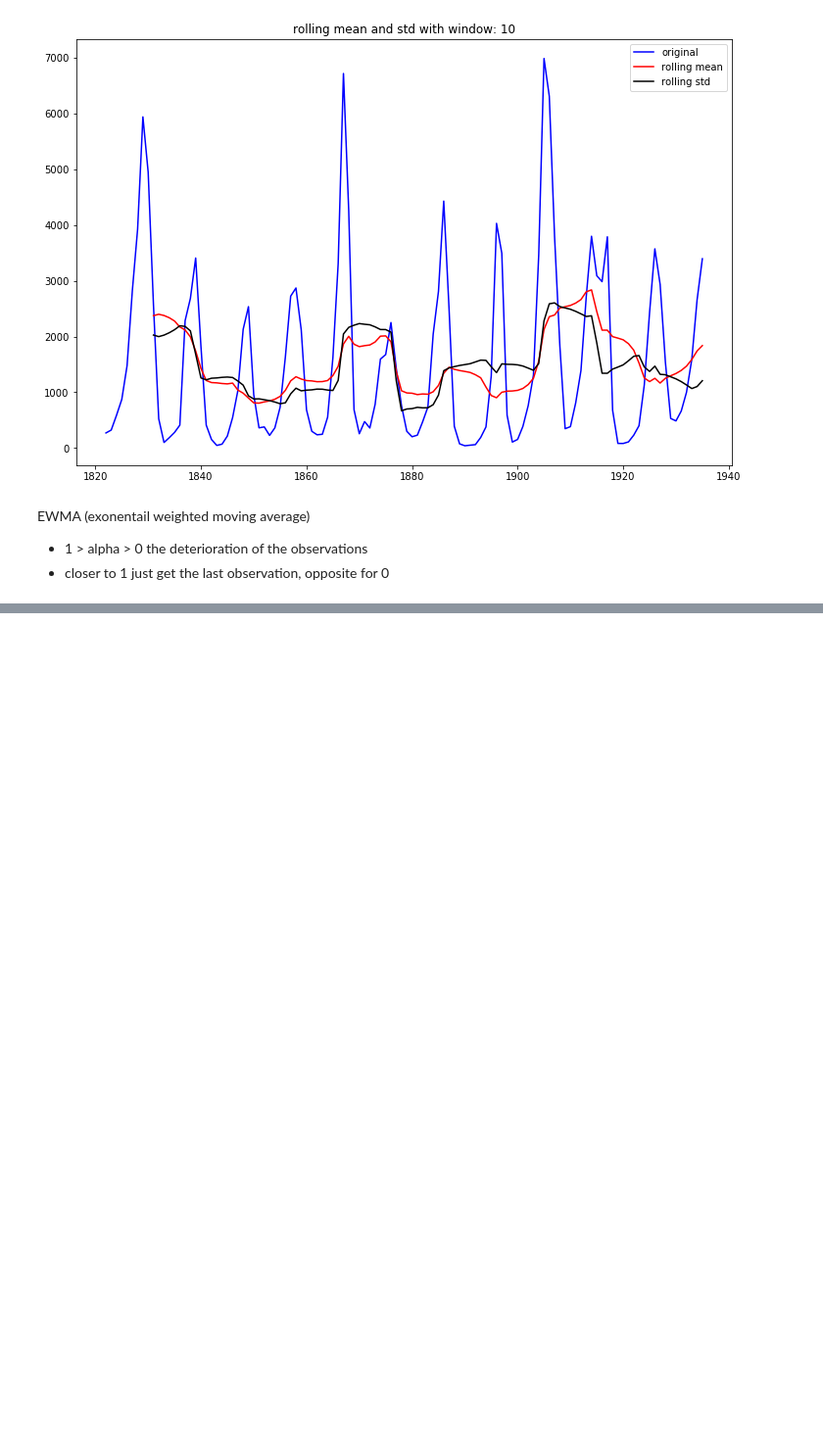
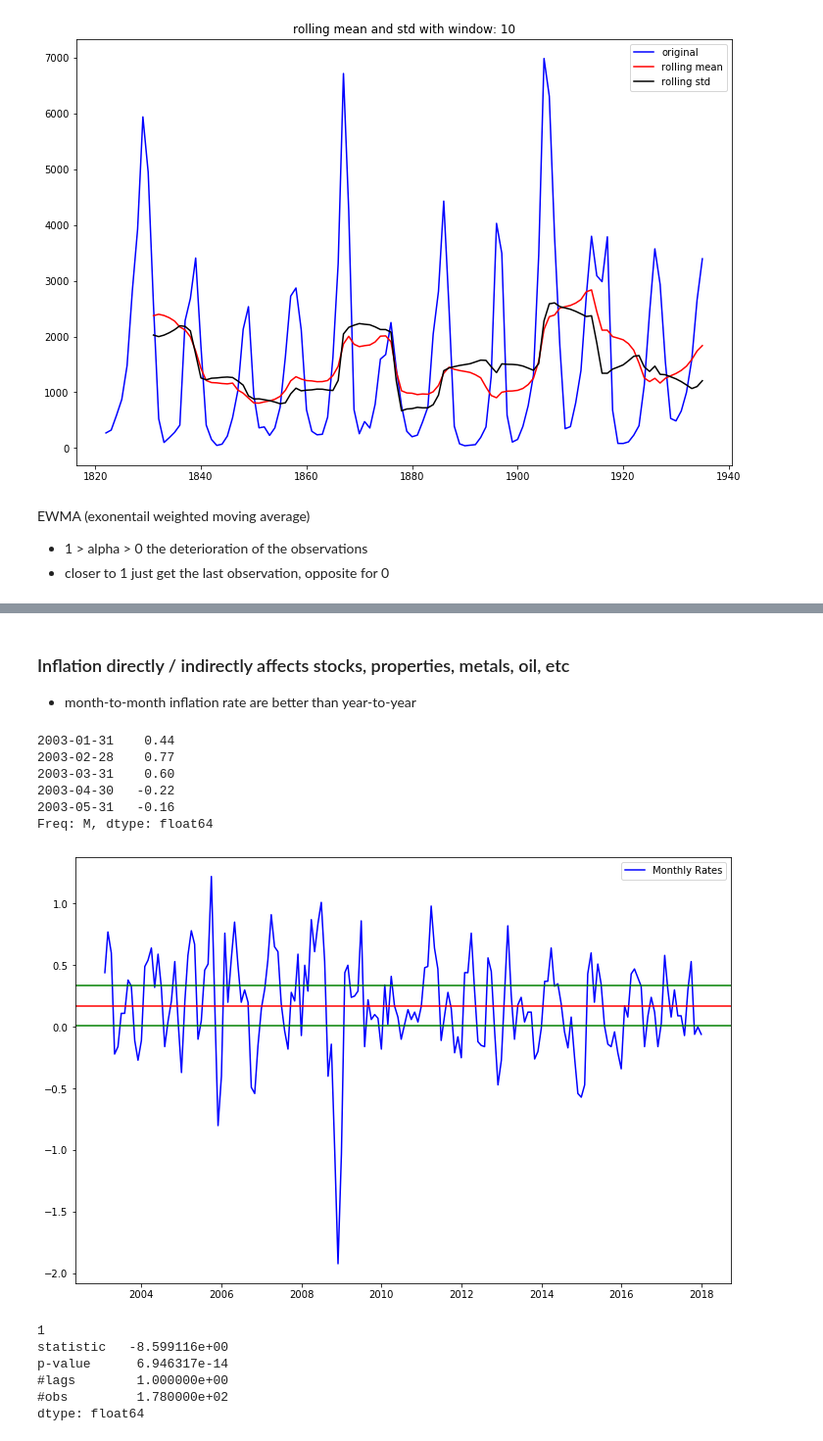
Before and after one commit to darrahts/timeSeriesAnalysis, a Jupyter notebook: timeSeries1.ipynb, the cells around one changed output, grey strips where cells are left out. Shown at 98% size. Saved outputs shown, nothing was run; the diff lists cells and outputs as text; code cells hidden in the pictures; blank space fills up the shorter version.

Commit message:
added plots for us inflation rates

```diff
--- a/timeSeries1.ipynb
+++ b/timeSeries1.ipynb
@@ -257 +260,38 @@ Text(0.5, 1.0, 'EWMA, alpha: 0.2')
 [figure]
+# %% [markdown]
+### Inflation directly / indirectly affects stocks, properties, metals, oil, etc
+- month-to-month inflation rate are better than year-to-year
+# %%
+rates_df = pd.read_csv('datasets/us-infl.csv')
+rates_ts = pd.Series(rates_df['x'].values, index=pd.DatetimeIndex(data = (tuple(pd.date_range('2003', periods=180, freq='M'))), freq='M'))
+rates_ts.head()
+# %% [output]
+2003-01-31    0.44
+2003-02-28    0.77
+2003-03-31    0.60
+2003-04-30   -0.22
+2003-05-31   -0.16
+Freq: M, dtype: float64
+# %%
+fig = plt.figure(figsize=(12,8))
+rates = plt.plot(rates_ts, color='blue', label='Monthly Rates')
+mean = np.mean(rates_ts)
+var = np.var(rates_ts)
+plt.axhline(y=mean, color='red')
+plt.axhline(y=(mean+var), color='green')
+plt.axhline(y=(mean-var), color='green')
+plt.legend(loc='best')
+plt.show()
+# %% [output]
+[figure, added]
+# %%
+res, out = stationarity_test(rates_ts)
+print(res)
+print(out)
+# %% [output]
+1
+statistic   -8.599116e+00
+p-value      6.946317e-14
+#lags        1.000000e+00
+#obs         1.780000e+02
+dtype: float64
```
Also changed, not shown: parts of 5 cells of this notebook.
